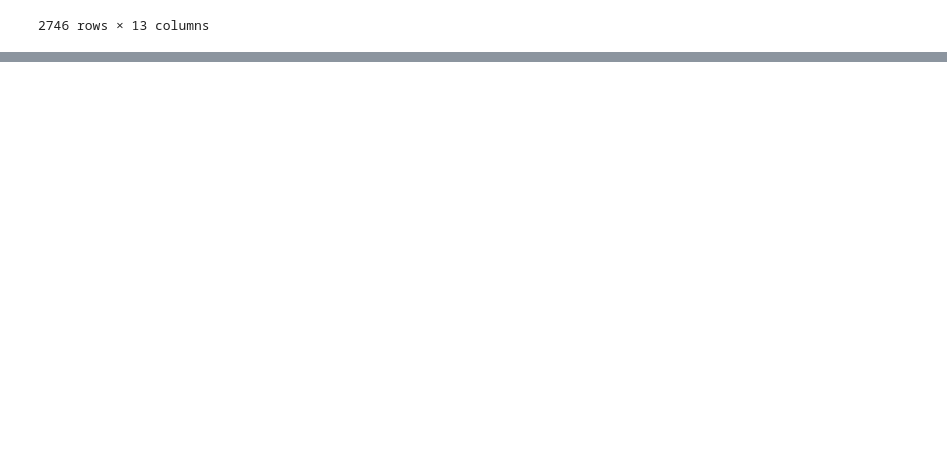
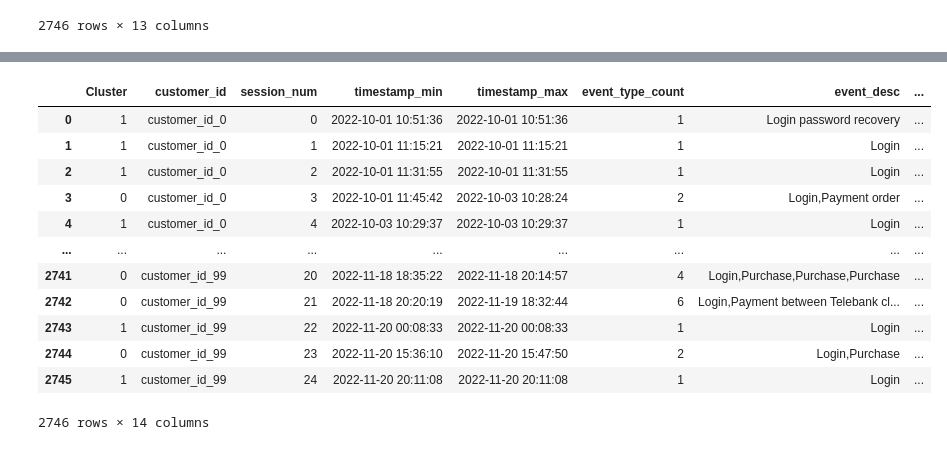
Before and after one commit to ankitkrsingh05/hackathon, a Jupyter notebook: Datathon-2022-2023.ipynb, the cells around one changed output, grey strips where cells are left out. Drawn from its saved outputs; the diff is of its cells as text; code cells hidden in the pictures; blank space fills up the shorter version.

```diff
--- a/Datathon-2022-2023.ipynb
+++ b/Datathon-2022-2023.ipynb
@@ -203,3 +204,12 @@ session_df['session_duration'] = (session_df['timestamp_max'] - session_df['time
+# %%
+#session_df['session_duration'] = (session_df['timestamp_max'] - session_df['timestamp_min']).astype('timedelta64[s]')
+# Calculating the session duration by taking the delta of max and min values
+session_df['t_max']=pd.to_datetime(session_df['timestamp_max'])
+session_df['t_min']=pd.to_datetime(session_df['timestamp_min'])
+session_df['session_duration'] = (session_df['t_max']-session_df['t_min']).astype('timedelta64[s]')
+# %%
+# Dropping the unwanted variables
+session_df = session_df.drop(['t_max','t_min'],axis=1)
 # %%
 session_df.reset_index(inplace=True)
 # %%
@@ -218,3 +228,18 @@ session_df
 | 2744 | customer_id_99 | 23 | 2022-11-20 15:36:10 | 2022-11-20 15:47:50 | 2 | Login,Purchase | 1294.46 | ... |
 | 2745 | customer_id_99 | 24 | 2022-11-20 20:11:08 | 2022-11-20 20:11:08 | 1 | Login | 0.00 | ... |
 2746 rows × 13 columns
+# %%
+%matplotlib inline
+# Elbow curve to determine optimal K vaue
+cost = []
+K = range(1,5)
+for num_clusters in list(K):
+    kmode = KModes(n_clusters = num_clusters, init= "random", n_init=5, verbose=1)
+    kmode.fit_predict(session_df)
+    cost.append(kmode.cost_)
+
+plt.plot(K,cost,'bx-')
+plt.xlabel('No. of clusters')
+plt.ylabel('Cost')
+plt.title('Elbow Method for Determining Optimal K')
+plt.show()
@@ -220,0 +265,5 @@ session_df
+# %%
+# Building the model with 2 clusters
+kmode = KModes(n_clusters=2, init= "random", n_init=5, verbose=1)
+clusters = kmode.fit_predict(session_df)
+clusters
@@ -220,0 +289,18 @@ session_df
+# %%
+# Inserting clusters into the dataframe
+session_df.insert(0,"Cluster",clusters,True)
+session_df
+# %% [output]
+|  | Cluster | customer_id | session_num | timestamp_min | timestamp_max | event_type_count | event_desc | ... |
+| 0 | 1 | customer_id_0 | 0 | 2022-10-01 10:51:36 | 2022-10-01 10:51:36 | 1 | Login password recovery | ... |
+| 1 | 1 | customer_id_0 | 1 | 2022-10-01 11:15:21 | 2022-10-01 11:15:21 | 1 | Login | ... |
+| 2 | 1 | customer_id_0 | 2 | 2022-10-01 11:31:55 | 2022-10-01 11:31:55 | 1 | Login | ... |
+| 3 | 0 | customer_id_0 | 3 | 2022-10-01 11:45:42 | 2022-10-03 10:28:24 | 2 | Login,Payment order | ... |
+| 4 | 1 | customer_id_0 | 4 | 2022-10-03 10:29:37 | 2022-10-03 10:29:37 | 1 | Login | ... |
+| ... | ... | ... | ... | ... | ... | ... | ... | ... |
+| 2741 | 0 | customer_id_99 | 20 | 2022-11-18 18:35:22 | 2022-11-18 20:14:57 | 4 | Login,Purchase,Purchase,Purchase | ... |
+| 2742 | 0 | customer_id_99 | 21 | 2022-11-18 20:20:19 | 2022-11-19 18:32:44 | 6 | Login,Payment between Telebank cl... | ... |
+| 2743 | 1 | customer_id_99 | 22 | 2022-11-20 00:08:33 | 2022-11-20 00:08:33 | 1 | Login | ... |
+| 2744 | 0 | customer_id_99 | 23 | 2022-11-20 15:36:10 | 2022-11-20 15:47:50 | 2 | Login,Purchase | ... |
+| 2745 | 1 | customer_id_99 | 24 | 2022-11-20 20:11:08 | 2022-11-20 20:11:08 | 1 | Login | ... |
+2746 rows × 14 columns
```
Also changed, not shown: parts of 11 cells of this notebook.
